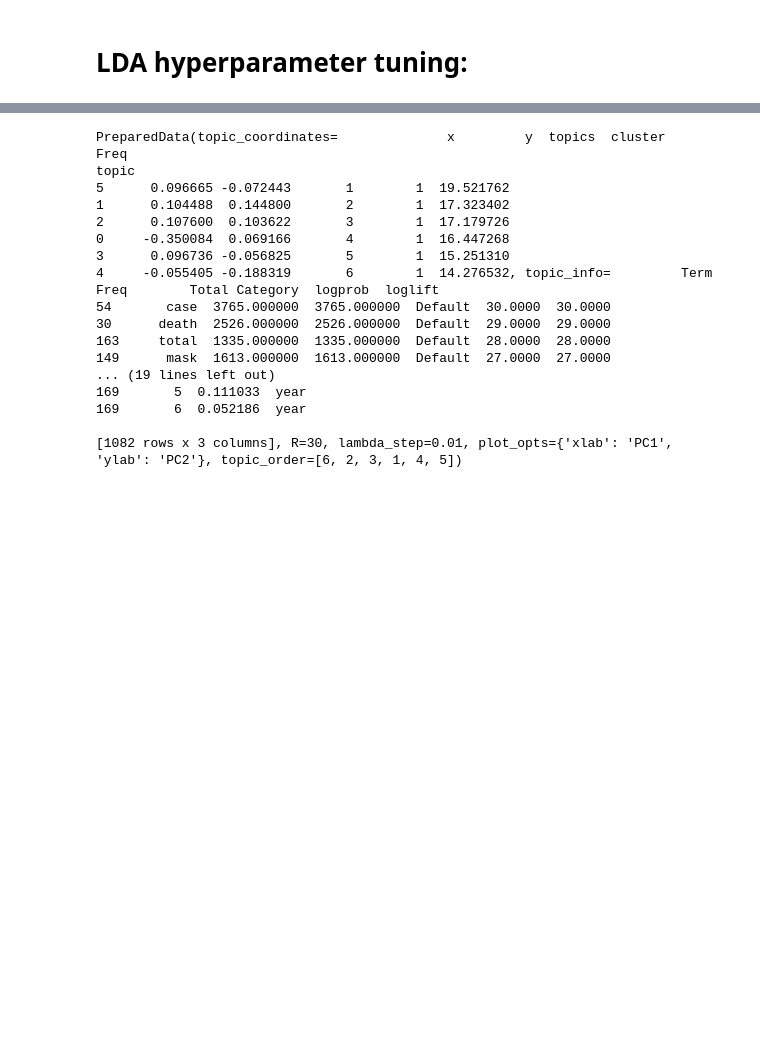
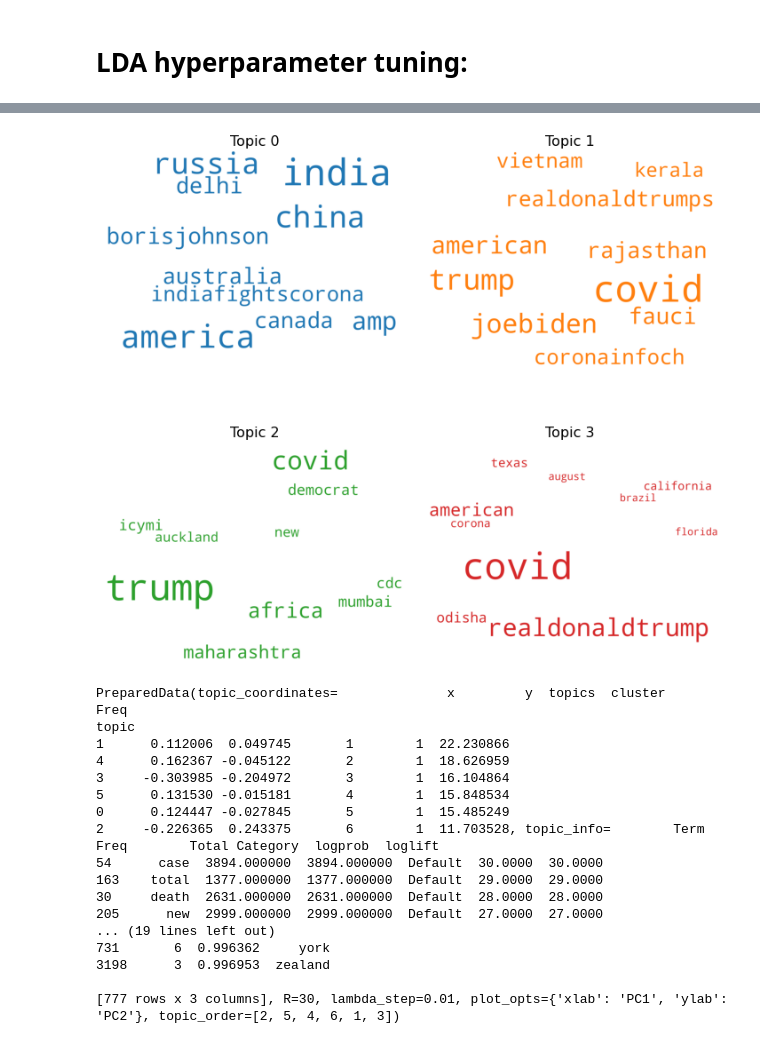
Before and after one commit to pasaunier/FDD_Projet_H, a Jupyter notebook: topic-modeling_saunier.ipynb, the cells around one changed output, grey strips where cells are left out. Drawn from its saved outputs; the diff is of its cells as text; code cells hidden in the pictures; blank space fills up the shorter version.

```diff
--- a/topic-modeling_saunier.ipynb
+++ b/topic-modeling_saunier.ipynb
@@ -370,3 +445,10 @@ coherence_model_lda.get_coherence()
+# %%
+# LDA model with the propn_corpus TFIDF
+lda_tfidf_propn = gensim.models.LdaMulticore(propn_corpus,
+                                             num_topics= 4,
+                                             id2word= propn_dic,
+                                             passes= 3,
+                                             workers= 3)
 # %% [markdown]
 # LDA hyperparameter tuning:
 # %%
@@ -426,28 +572,32 @@ plt.show()
+# %%
+custom_stop = []
+cloud(lda_tfidf_propn, custom_stop)
+# %% [output]
+[figure, added]
 # %%
 #visualize with pyLDAvis
 import warnings
 # pyLDAvis is creating warnings everywhere....
-warnings.filterwarnings("ignore")
-
 import pyLDAvis.gensim
 pyLDAvis.enable_notebook()
-vis = pyLDAvis.gensim.prepare(lda_model_tfidf, corpus_tfidf, dictionary=lda_model_tfidf.id2word)
+vis = pyLDAvis.gensim.prepare(lda_model_tfidf, docs_corpus, dictionary=lda_model_tfidf.id2word)
 vis
+warnings.filterwarnings("ignore")
 # %% [output]
 PreparedData(topic_coordinates=              x         y  topics  cluster       Freq
 topic
-5      0.096665 -0.072443       1        1  19.521762
-1      0.104488  0.144800       2        1  17.323402
-2      0.107600  0.103622       3        1  17.179726
-0     -0.350084  0.069166       4        1  16.447268
-3      0.096736 -0.056825       5        1  15.251310
-4     -0.055405 -0.188319       6        1  14.276532, topic_info=         Term         Freq        Total Category  logprob  loglift
-54       case  3765.000000  3765.000000  Default  30.0000  30.0000
-30      death  2526.000000  2526.000000  Default  29.0000  29.0000
-163     total  1335.000000  1335.000000  Default  28.0000  28.0000
-149      mask  1613.000000  1613.000000  Default  27.0000  27.0000
+1      0.112006  0.049745       1        1  22.230866
+4      0.162367 -0.045122       2        1  18.626959
+3     -0.303985 -0.204972       3        1  16.104864
+5      0.131530 -0.015181       4        1  15.848534
+0      0.124447 -0.027845       5        1  15.485249
+2     -0.226365  0.243375       6        1  11.703528, topic_info=        Term         Freq        Total Category  logprob  loglift
+54      case  3894.000000  3894.000000  Default  30.0000  30.0000
+163    total  1377.000000  1377.000000  Default  29.0000  29.0000
+30     death  2631.000000  2631.000000  Default  28.0000  28.0000
+205      new  2999.000000  2999.000000  Default  27.0000  27.0000
 ... (19 lines left out)
-169       5  0.111033  year
-169       6  0.052186  year
+731       6  0.996362     york
+3198      3  0.996953  zealand
 
-[1082 rows x 3 columns], R=30, lambda_step=0.01, plot_opts={'xlab': 'PC1', 'ylab': 'PC2'}, topic_order=[6, 2, 3, 1, 4, 5])
+[777 rows x 3 columns], R=30, lambda_step=0.01, plot_opts={'xlab': 'PC1', 'ylab': 'PC2'}, topic_order=[2, 5, 4, 6, 1, 3])
```
Also changed, not shown: parts of 18 cells of this notebook, 8 other files.
